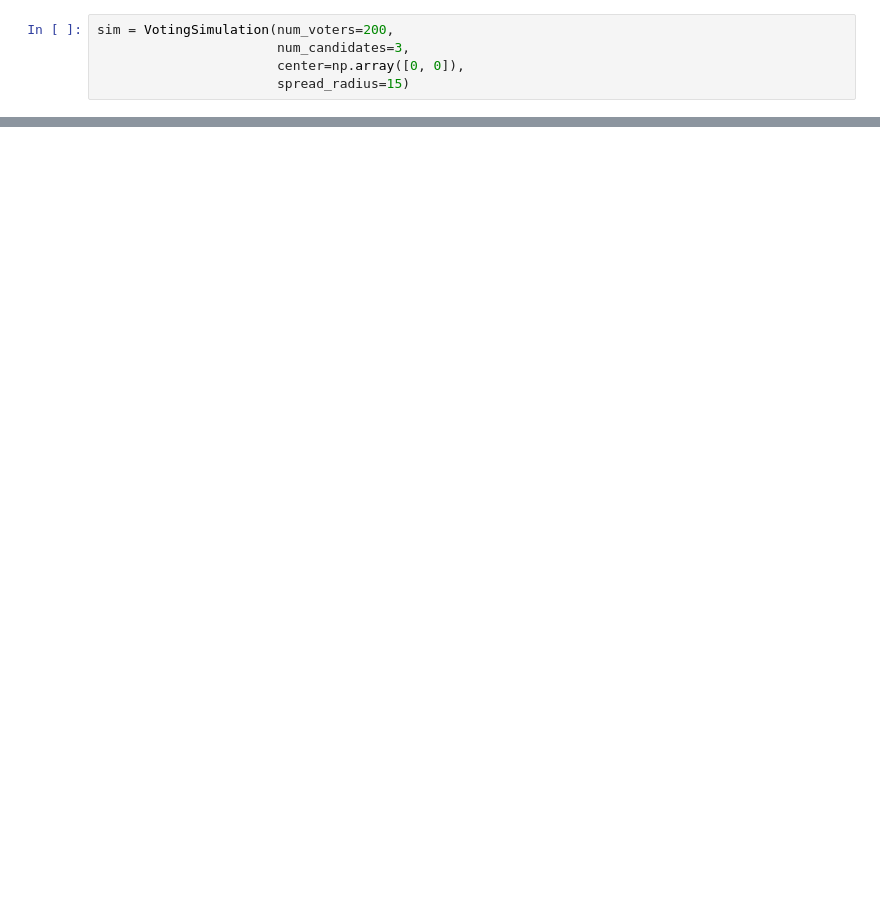
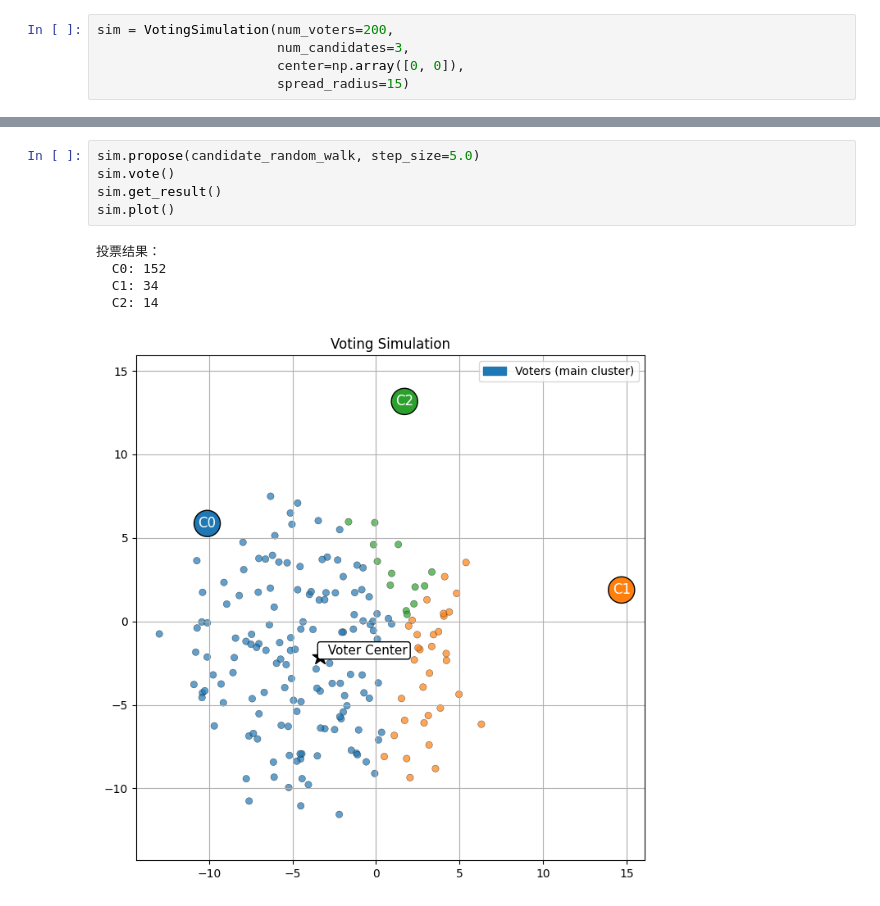
Before and after one commit to TabNahida/BallotSim, a Jupyter notebook: Simulate_v2.ipynb, the cells around one changed output, grey strips where cells are left out. Saved outputs shown, nothing was run; the diff lists cells and outputs as text; blank space fills up the shorter version.

```diff
--- a/Simulate_v2.ipynb
+++ b/Simulate_v2.ipynb
@@ -44 +55,12 @@ sim.plot()
+# %%
+sim.propose(candidate_random_walk, step_size=5.0)
+sim.vote()
+sim.get_result()
+sim.plot()
+# %% [output]
+投票结果：
+  C0: 152
+  C1: 34
+  C2: 14
+[figure, added]
 # %%
```
Also changed, not shown: parts of 7 cells of this notebook, 1 other file.
